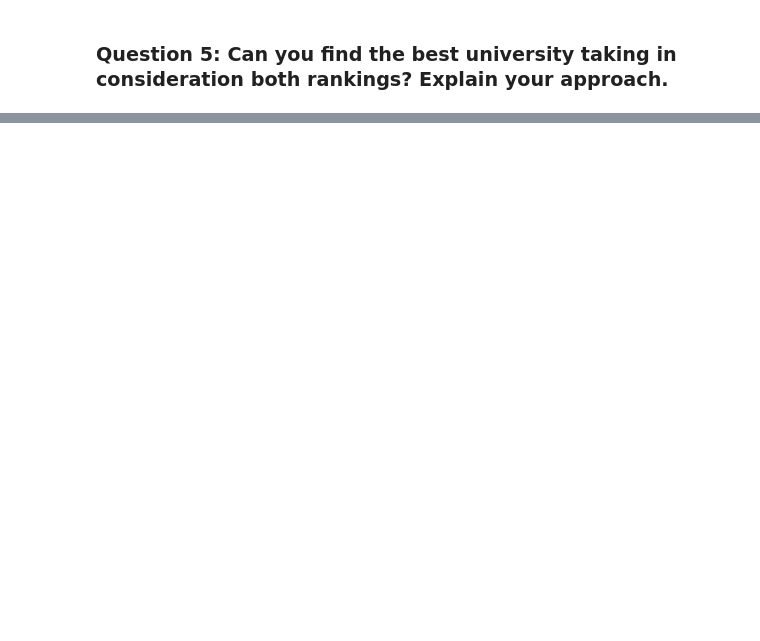
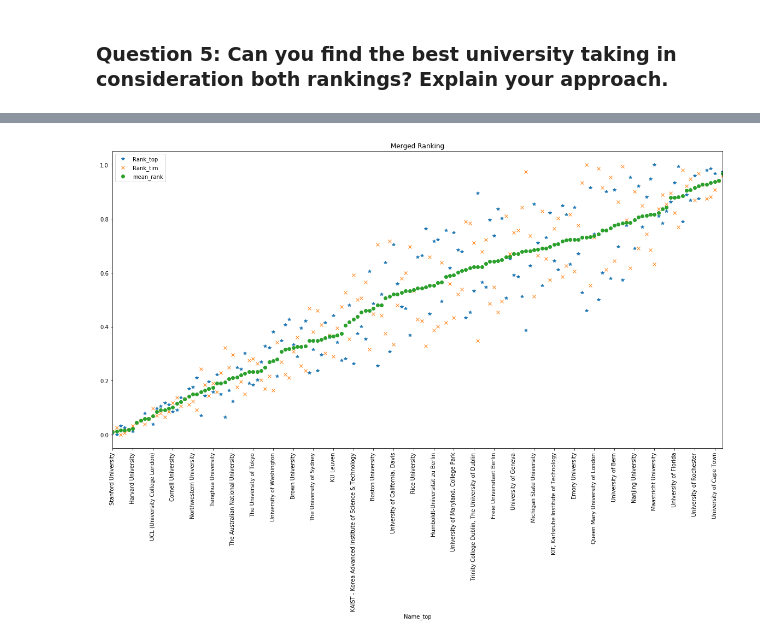
Before and after one commit to justcho5/ADA, a Jupyter notebook: homework02.ipynb, the cells around one changed output, grey strips where cells are left out. Saved outputs shown, nothing was run; the diff lists cells and outputs as text; code cells hidden in the pictures; blank space fills up the shorter version.

```diff
--- a/homework02.ipynb
+++ b/homework02.ipynb
@@ -777,0 +808,10 @@ combined_rank
+# %%
+# Plot topuniversity rankings and timeshighereducation rankings to observe trend
+import matplotlib.ticker as plticker
+combined_ranks = combined_rank.set_index('Name_top')
+fig, ax = plt.subplots()
+loc = plticker.MultipleLocator(base=5.0) # this locator puts ticks at regular intervals
+ax.xaxis.set_major_locator(loc)
+plot = combined_ranks[['Rank_top', 'Rank_tim', 'mean_rank']].plot(ax=ax, style = ['*', 'x', 'o'], rot =  90, figsize =(20, 10), fontsize = 10, title = "Merged Ranking")
+# %% [output]
+[figure, added]
```
Also changed, not shown: parts of 10 cells of this notebook.
